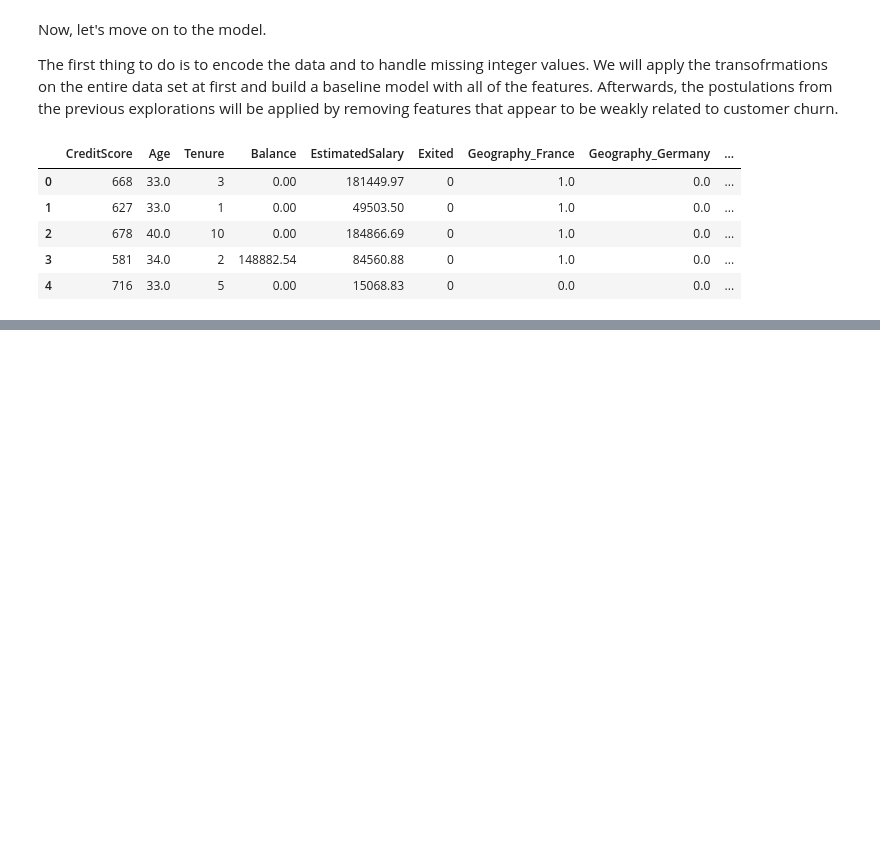
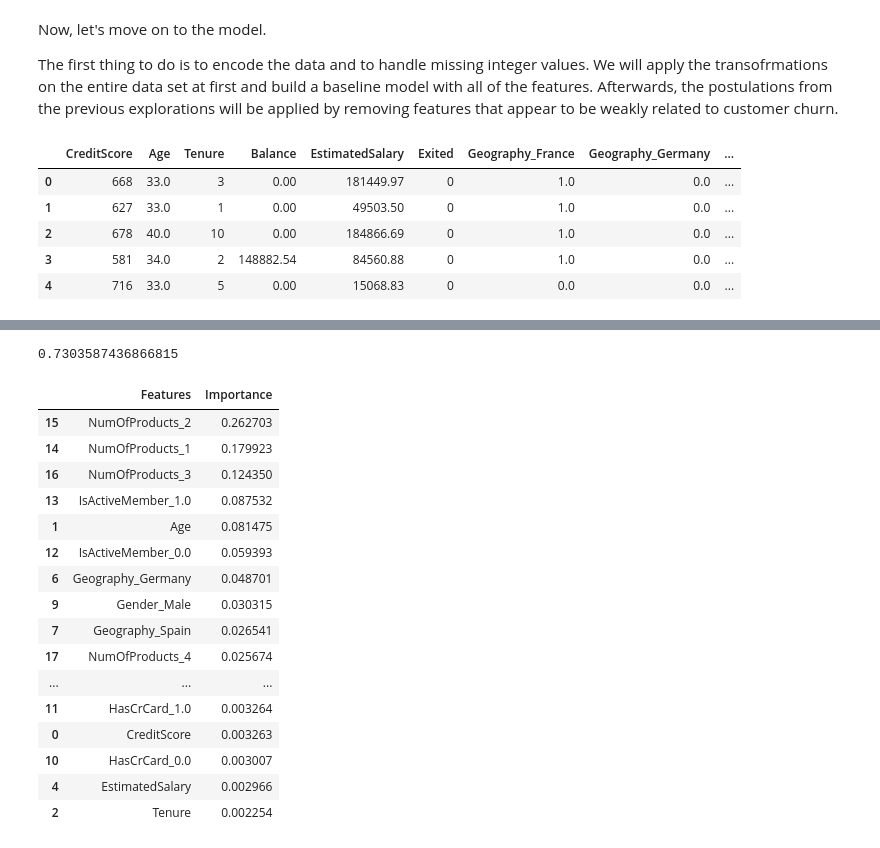
Before and after one commit to miroslavlabs/ml-projects, a Jupyter notebook: Kaggle/Binary Classification with a Bank Churn Dataset/bank-churn.ipynb, the cells around one changed output, grey strips where cells are left out. Drawn from its saved outputs; the diff is of its cells as text; code cells hidden in the pictures; blank space fills up the shorter version.

```diff
--- a/Kaggle/Binary Classification with a Bank Churn Dataset/bank-churn.ipynb
+++ b/Kaggle/Binary Classification with a Bank Churn Dataset/bank-churn.ipynb
@@ -338 +426,29 @@ XGBClassifier(base_score=None, booster=None, callbacks=None,
               num_parallel_tree=None, random_state=None, ...)
+# %%
+classifier.best_score
+# %% [output]
+0.7303587436866815
+# %%
+feature_importances = classifier.feature_importances_
+feature_importances_df = pd.DataFrame({'Features': X_train.columns.values,
+                                       'Importance': feature_importances}).sort_values('Importance', ascending=False)
+
+display(feature_importances_df)
+# %% [output]
+|  | Features | Importance |
+| 15 | NumOfProducts_2 | 0.262703 |
+| 14 | NumOfProducts_1 | 0.179923 |
+| 16 | NumOfProducts_3 | 0.124350 |
+| 13 | IsActiveMember_1.0 | 0.087532 |
+| 1 | Age | 0.081475 |
+| 12 | IsActiveMember_0.0 | 0.059393 |
+| 6 | Geography_Germany | 0.048701 |
+| 9 | Gender_Male | 0.030315 |
+| 7 | Geography_Spain | 0.026541 |
+| 17 | NumOfProducts_4 | 0.025674 |
+| ... | ... | ... |
+| 11 | HasCrCard_1.0 | 0.003264 |
+| 0 | CreditScore | 0.003263 |
+| 10 | HasCrCard_0.0 | 0.003007 |
+| 4 | EstimatedSalary | 0.002966 |
+| 2 | Tenure | 0.002254 |
```
Also changed, not shown: parts of 22 cells of this notebook, 9 other files.
